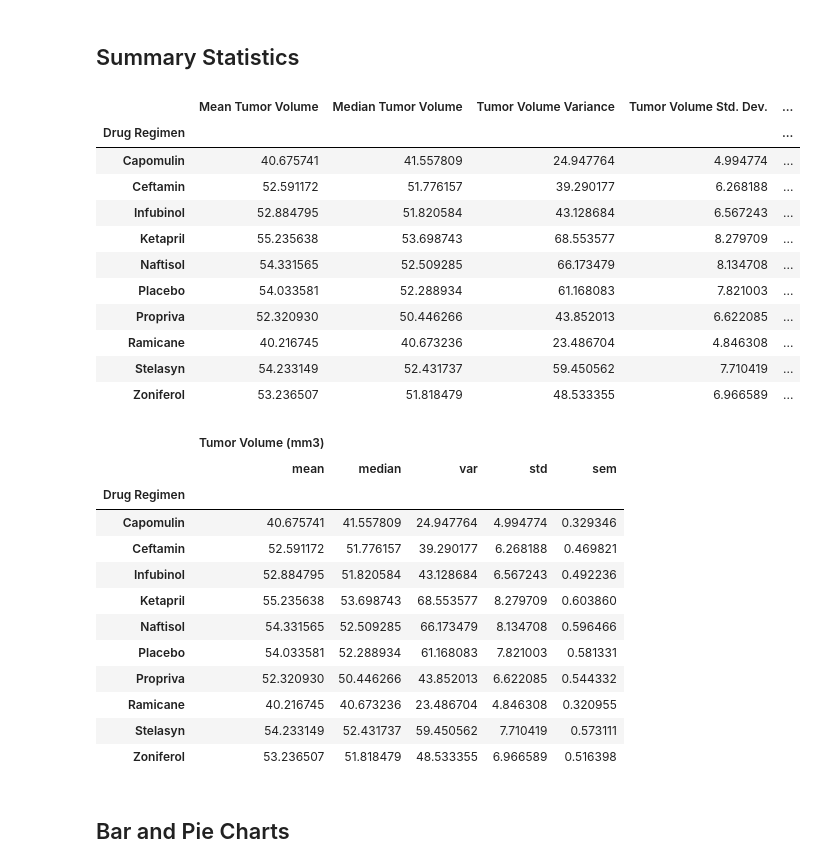
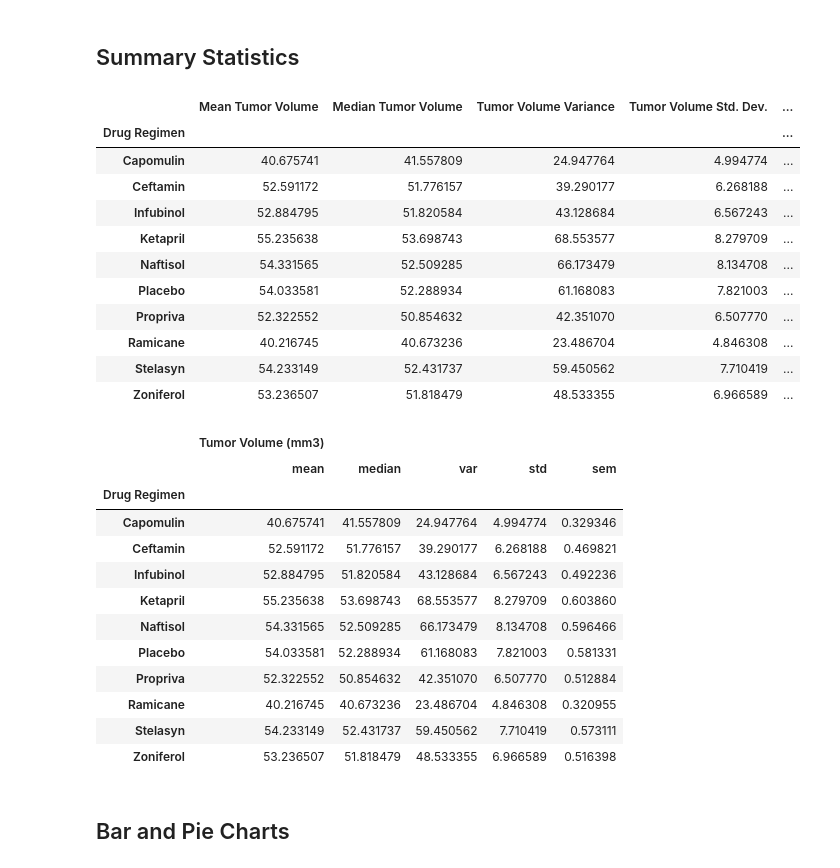
Before and after one commit to bsabar/Module_5--Data-Viz-Challenge, a Jupyter notebook: pymaceuticals_starter.ipynb, the cells around one changed output. Saved outputs shown, nothing was run; the diff lists cells and outputs as text; code cells hidden in the pictures.

```diff
--- a/pymaceuticals_starter.ipynb
+++ b/pymaceuticals_starter.ipynb
@@ -95,10 +103,24 @@ duplicates_here
 ## Summary Statistics
 # %%
 # Generate a summary statistics table of mean, median, variance, standard deviation, and SEM of the tumor volume for each regimen
-
 # Use groupby and summary statistical methods to calculate the following properties of each drug regimen:
 # mean, median, variance, standard deviation, and SEM of the tumor volume.
 # Assemble the resulting series into a single summary DataFrame.
+
+mean = pyma_dataset.groupby (["Drug Regimen"]).mean(numeric_only=True)
+median = pyma_dataset.groupby(["Drug Regimen"]).median(numeric_only=True)
+var = pyma_dataset.groupby(["Drug Regimen"]).var(numeric_only=True)
+std = pyma_dataset.groupby(["Drug Regimen"]).std(numeric_only=True)
+sem = pyma_dataset.groupby(["Drug Regimen"]).sem(numeric_only=True)
+
+summ_stat = pd.DataFrame()
+summ_stat["Mean Tumor Volume"] = mean["Tumor Volume (mm3)"]
+summ_stat["Median Tumor Volume"] = median["Tumor Volume (mm3)"]
+summ_stat["Tumor Volume Variance"] = var["Tumor Volume (mm3)"]
+summ_stat["Tumor Volume Std. Dev."] = std["Tumor Volume (mm3)"]
+summ_stat["Tumor Volume Std. Err."] = sem["Tumor Volume (mm3)"]
+
+summ_stat
 # %% [output]
 |  | Mean Tumor Volume | Median Tumor Volume | Tumor Volume Variance | Tumor Volume Std. Dev. | ... |
 | Drug Regimen |  |  |  |  | ... |
@@ -108,26 +130,27 @@ duplicates_here
 | Ketapril | 55.235638 | 53.698743 | 68.553577 | 8.279709 | ... |
 | Naftisol | 54.331565 | 52.509285 | 66.173479 | 8.134708 | ... |
 | Placebo | 54.033581 | 52.288934 | 61.168083 | 7.821003 | ... |
-| Propriva | 52.320930 | 50.446266 | 43.852013 | 6.622085 | ... |
+| Propriva | 52.322552 | 50.854632 | 42.351070 | 6.507770 | ... |
 | Ramicane | 40.216745 | 40.673236 | 23.486704 | 4.846308 | ... |
 | Stelasyn | 54.233149 | 52.431737 | 59.450562 | 7.710419 | ... |
 | Zoniferol | 53.236507 | 51.818479 | 48.533355 | 6.966589 | ... |
 # %%
-# Generate a summary statistics table of mean, median, variance, standard deviation,
-# and SEM of the tumor volume for each regimen
+# Generate a summary statistics table of mean, median, variance, standard deviation, and SEM of the tumor volume for each regimen
+# Using the aggregation method, produce the same summary statistics in a single line.
 
-# Using the aggregation method, produce the same summary statistics in a single line.
+aggregated_method = pyma_dataset.groupby("Drug Regimen").agg({"Tumor Volume (mm3)": ["mean", "median", "var", "std", "sem"]})
+aggregated_method
 # %% [output]
 |  | Tumor Volume (mm3) |  |  |  |  |
 |  | mean | median | var | std | sem |
 | Drug Regimen |  |  |  |  |  |
 | Capomulin | 40.675741 | 41.557809 | 24.947764 | 4.994774 | 0.329346 |
 | Ceftamin | 52.591172 | 51.776157 | 39.290177 | 6.268188 | 0.469821 |
 | Infubinol | 52.884795 | 51.820584 | 43.128684 | 6.567243 | 0.492236 |
 | Ketapril | 55.235638 | 53.698743 | 68.553577 | 8.279709 | 0.603860 |
 | Naftisol | 54.331565 | 52.509285 | 66.173479 | 8.134708 | 0.596466 |
 | Placebo | 54.033581 | 52.288934 | 61.168083 | 7.821003 | 0.581331 |
-| Propriva | 52.320930 | 50.446266 | 43.852013 | 6.622085 | 0.544332 |
+| Propriva | 52.322552 | 50.854632 | 42.351070 | 6.507770 | 0.512884 |
 | Ramicane | 40.216745 | 40.673236 | 23.486704 | 4.846308 | 0.320955 |
 | Stelasyn | 54.233149 | 52.431737 | 59.450562 | 7.710419 | 0.573111 |
 | Zoniferol | 53.236507 | 51.818479 | 48.533355 | 6.966589 | 0.516398 |
```
Also changed, not shown: parts of 6 cells of this notebook, 1 other file.
